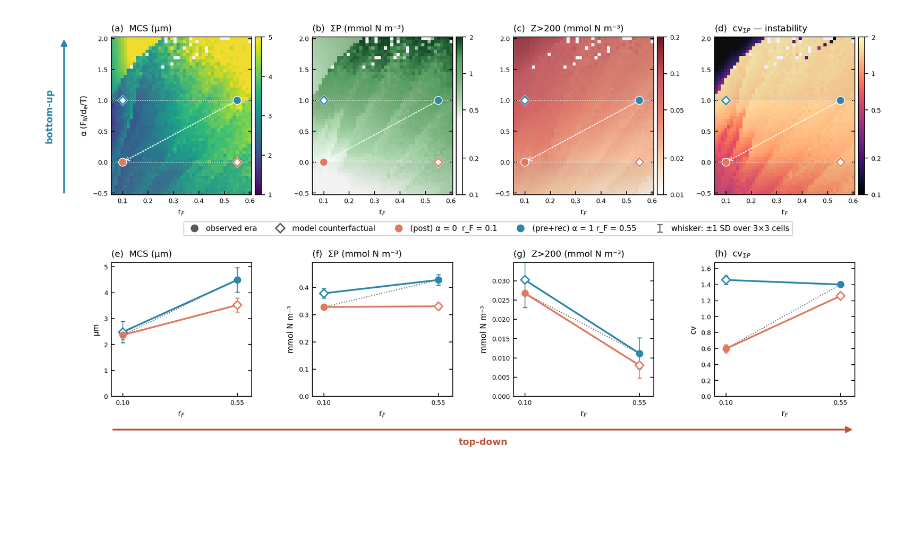
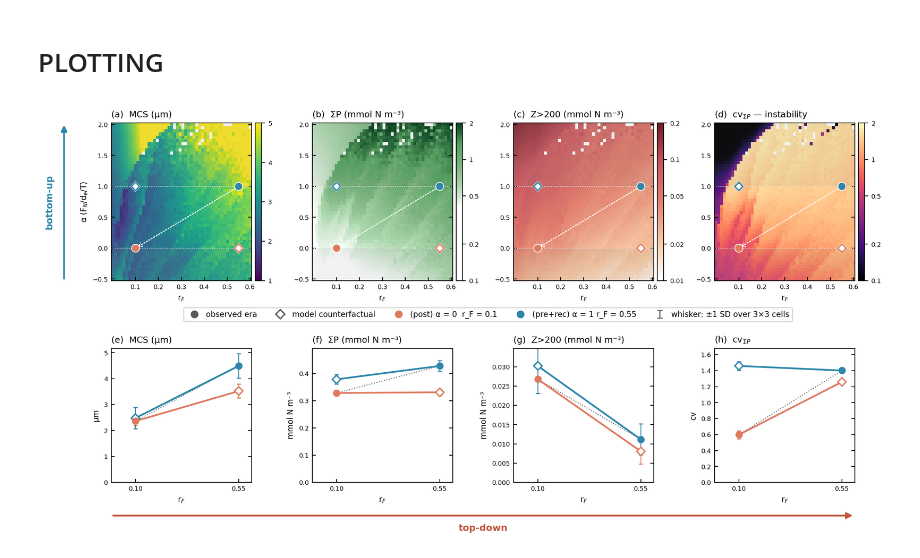
Before and after one commit to ben1post/SSMCariaco, a Jupyter notebook: parameter_scan/FINAL/NewFigure5Scan_ConstructA.ipynb, the cells around one changed output. Saved outputs shown, nothing was run; the diff lists cells and outputs as text; code cells hidden in the pictures; blank space fills up the shorter version.

```diff
--- a/parameter_scan/FINAL/NewFigure5Scan_ConstructA.ipynb
+++ b/parameter_scan/FINAL/NewFigure5Scan_ConstructA.ipynb
@@ -251,3 +75,5 @@ tasks: 2500 | solver: {'method': 'RK45', 'atol': 1e-09, 'rtol': 1e-06, 'max_step
+# %% [markdown]
+# PLOTTING
 # %%
 %config InlineBackend.figure_format = 'retina'
 import numpy as np, matplotlib.pyplot as plt, xarray as xr
@@ -259,9 +85,9 @@ from matplotlib.lines import Line2D
 from matplotlib.patches import FancyArrowPatch
 from mpl_toolkits.axes_grid1 import make_axes_locatable
 
-ds = xr.open_dataset('results/fig5_alpha_sinusoidal_50x50_A_2026-06-29.nc')   # ← A
+ds = xr.open_dataset('../../plots/results/fig5_alpha_sinusoidal_50x50_A_2026-06-29.nc')   # ← A
 A_NAME, R_NAME, D_NAME = 'alpha', 'rF', 'day'
-RF_MIN = 0.05; A0, A1, RL, RH = 0.0, 1.0, 0.1, 0.55; W = 1                     # ← A: RH 0.5→0.55
+RF_MIN = 0.0; A0, A1, RL, RH = 0.0, 1.0, 0.1, 0.55; W = 1                     # ← A: RH 0.5→0.55
 C_POST, C_PRE = '#E07A5F', '#2E86AB'
 BU_COL, TD_COL = '#2E86AB', '#C0563F'                 # framing arrows: blue = bottom-up, red = top-down
 HALO = [pe.withStroke(linewidth=2.0, foreground='white')]
@@ -345,31 +171,31 @@ for ci, (label, key, unit, mode) in enumerate(PANELS):
     ax.errorbar(RF, [M00,M01], yerr=[e00,e01], fmt='none', ecolor=C_POST, elinewidth=0.8, capsize=2, zorder=2)
     ax.errorbar(RF, [M10,M11], yerr=[e10,e11], fmt='none', ecolor=C_PRE,  elinewidth=0.8, capsize=2, zorder=2)
     ax.plot([0.1,0.55], [M00,M11], ls=':', color='0.4', lw=1.0, zorder=1)                                  # ← A: 0.5→0.55
     for x, val, col, era in [(0.1,M00,C_POST,True),(0.55,M11,C_PRE,True),(0.1,M10,C_PRE,False),(0.55,M01,C_POST,False)]:  # ← A: 0.5→0.55
         cell_marker(ax, x, val, col, era, halo=False)
     ax.set_xlim(XLIM); ax.set_xticks([0.1, 0.55]); ax.set_ylim(0, 1.15*max(M00,M10,M01,M11))                # ← A: xticks 0.5→0.55
     ax.set_xlabel('r$_F$', fontsize=8); ax.set_ylabel(unit, fontsize=8)
     ax.set_title(f'({"efgh"[ci]})  {label}', fontsize=9, loc='left'); style(ax)
     make_axes_locatable(ax).append_axes("right", size="4.5%", pad=0.05).set_visible(False)
 
 # ---- framing arrows: bottom-up (blue, vertical) + top-down (red, horizontal) ----
 fig.canvas.draw()
 ph, pi0, pi3 = heat0.get_position(), int0.get_position(), int3.get_position()
 def fig_arrow(p0, p1, col):
     a = FancyArrowPatch(p0, p1, arrowstyle='-|>', mutation_scale=13, lw=1.8, color=col)
     a.set_transform(fig.transFigure); fig.add_artist(a)
 xb = ph.x0 - 0.052                                    # bottom-up, up the left margin of the heatmap row
 fig_arrow((xb, ph.y0), (xb, ph.y1), BU_COL)
 fig.text(xb - 0.016, 0.5*(ph.y0+ph.y1), 'bottom-up', rotation=90, ha='center', va='center',
          fontsize=9.5, color=BU_COL, weight='bold')
 yb = pi0.y0 - 0.072                                   # top-down, along the bottom under the data columns
 fig_arrow((pi0.x0, yb), (pi3.x1, yb), TD_COL)
 fig.text(0.5*(pi0.x0+pi3.x1), yb - 0.028, 'top-down', ha='center', va='center',
          fontsize=9.5, color=TD_COL, weight='bold')
 
 #fig.suptitle('Figure 5 — bottom-up (α) × top-down (r$_F$): landscape (row 1) + 2×2 corner decomposition (row 2)  ·  construct D, idealised α-forcing',
 #             fontsize=9.5, y=0.965)
 #fig.savefig('results/Figure5_A_draft.pdf', bbox_inches='tight')   # ← A: _A so it won't overwrite your old draft
 plt.show()
 # %% [output]
-[figure, old version]
+[figure, new version]
```
Also changed, not shown: parts of 2 cells of this notebook, 1 other file.
